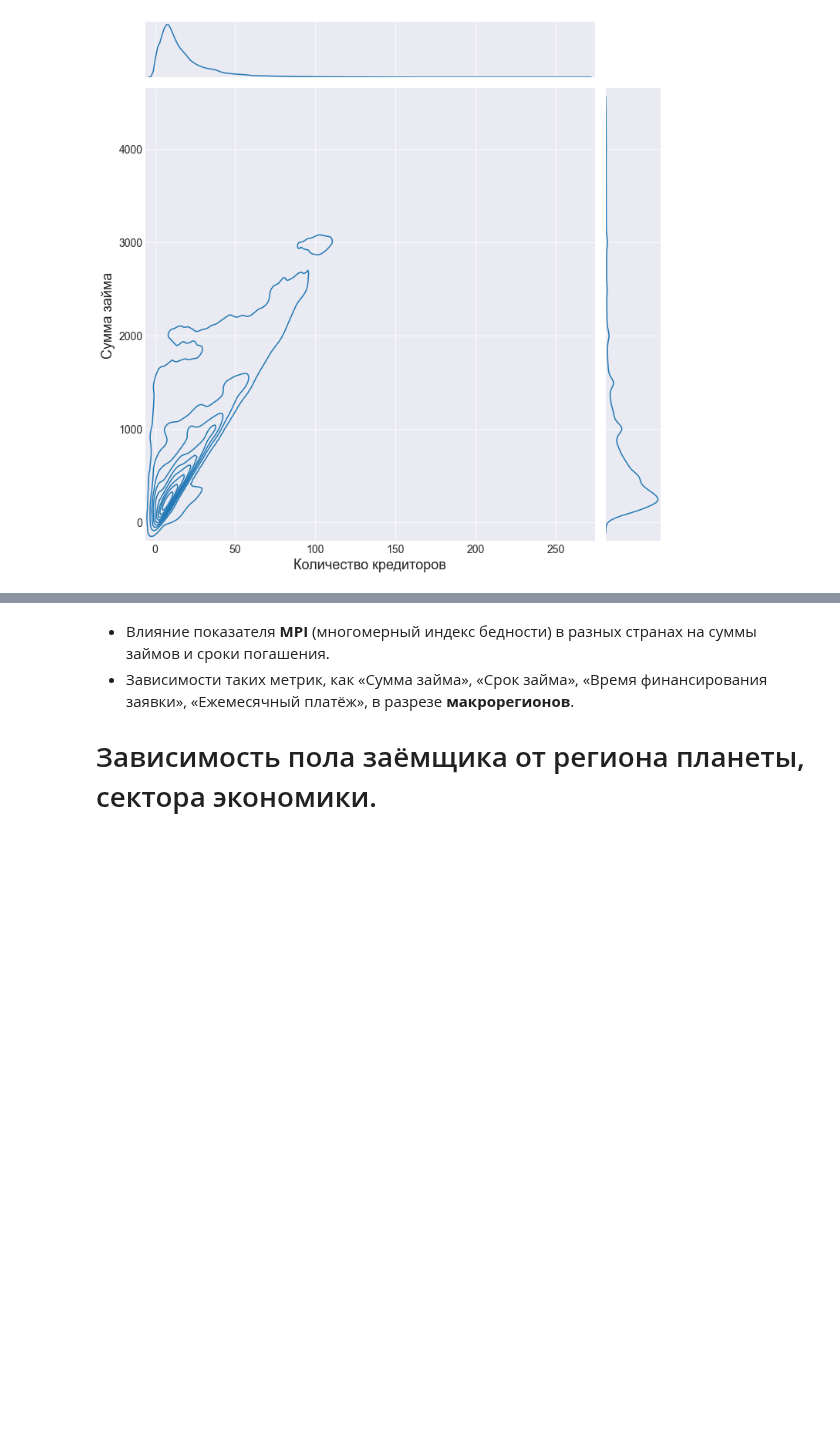
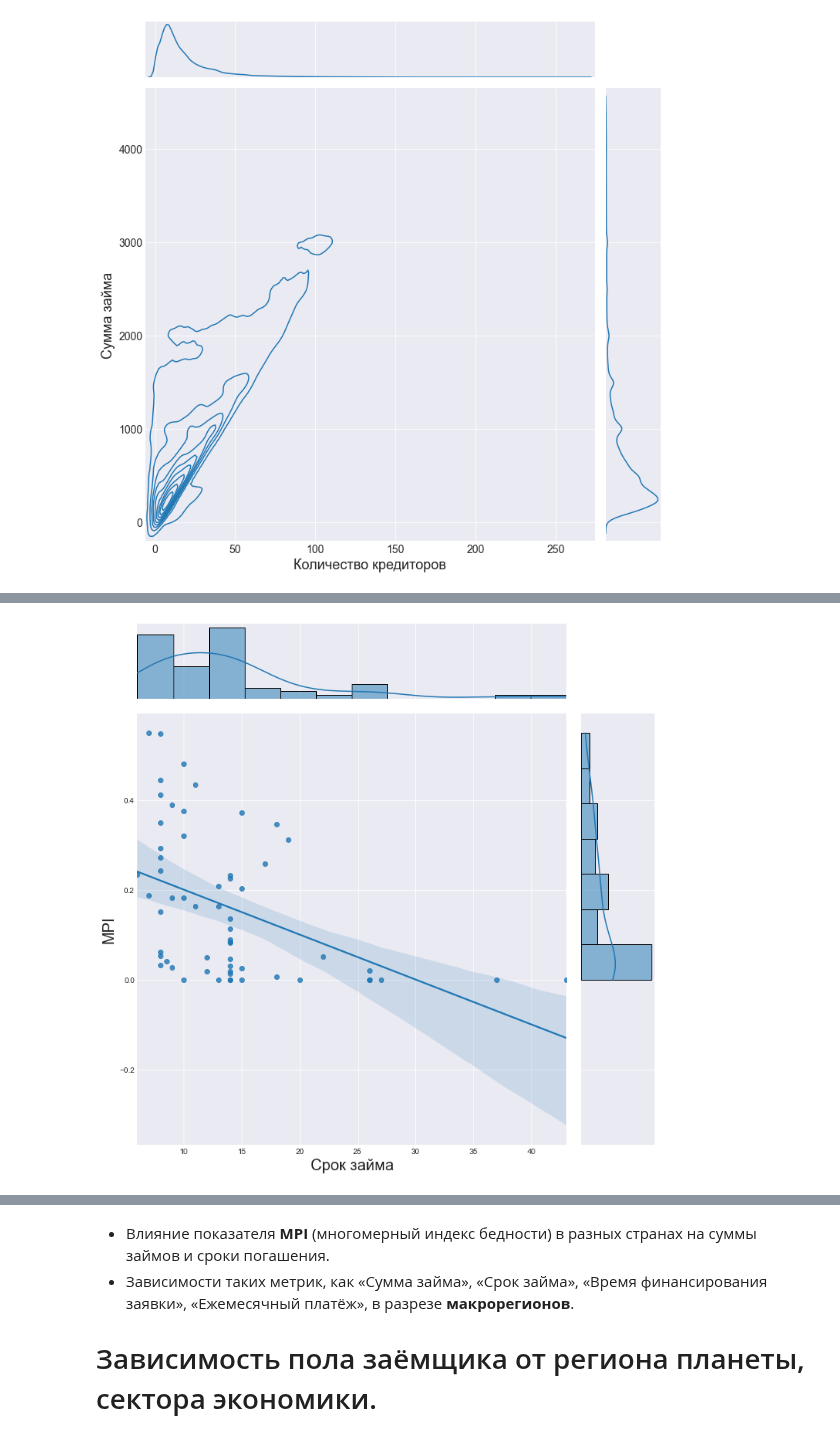
Before and after one commit to Dreeamcatcher/repo, a Jupyter notebook: skillbox/Data analytics - junior/lesson - EDA/hw-eda.ipynb, the cells around one changed output, grey strips where cells are left out. Saved outputs shown, nothing was run; the diff lists cells and outputs as text; code cells hidden in the pictures; blank space fills up the shorter version.

```diff
--- a/skillbox/Data analytics - junior/lesson - EDA/hw-eda.ipynb
+++ b/skillbox/Data analytics - junior/lesson - EDA/hw-eda.ipynb
@@ -237,0 +295,6 @@ plt.show()
+# %%
+sns.jointplot(x='term_in_months', y='MPI', data=df_mpi_by_country, kind='reg', size=10)\
+    .set_axis_labels('Срок займа',"MPI", fontsize=20)
+plt.show()
+# %% [output]
+[figure, added]
```
Also changed, not shown: parts of 9 cells of this notebook, 1 other file.
